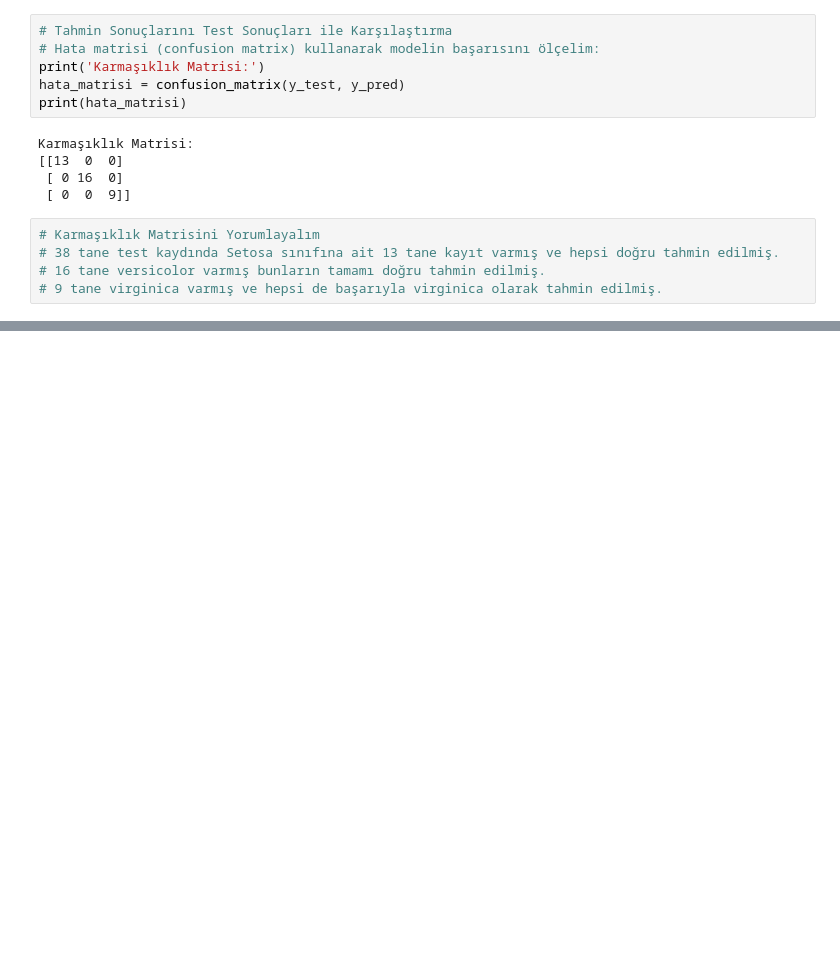
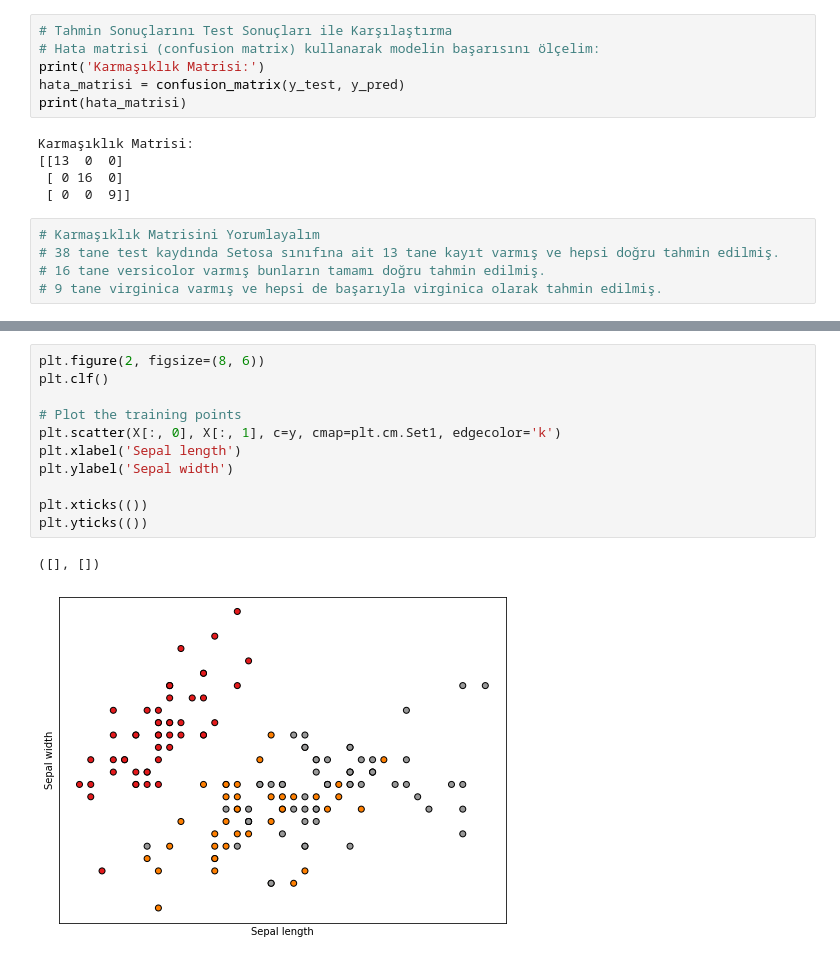
Before and after one commit to boduremre/PratikteBTveBSUygulamalariOdev2, a Jupyter notebook: soru1_b141210306_emre_bodur.ipynb, the cells around one changed output, grey strips where cells are left out. Saved outputs shown, nothing was run; the diff lists cells and outputs as text; blank space fills up the shorter version.

```diff
--- a/soru1_b141210306_emre_bodur.ipynb
+++ b/soru1_b141210306_emre_bodur.ipynb
@@ -109,0 +138,14 @@ print(accuracy)
+# %%
+plt.figure(2, figsize=(8, 6))
+plt.clf()
+
+# Plot the training points
+plt.scatter(X[:, 0], X[:, 1], c=y, cmap=plt.cm.Set1, edgecolor='k')
+plt.xlabel('Sepal length')
+plt.ylabel('Sepal width')
+
+plt.xticks(())
+plt.yticks(())
+# %% [output]
+([], [])
+[figure, added]
```
Also changed, not shown: parts of 11 cells of this notebook.
